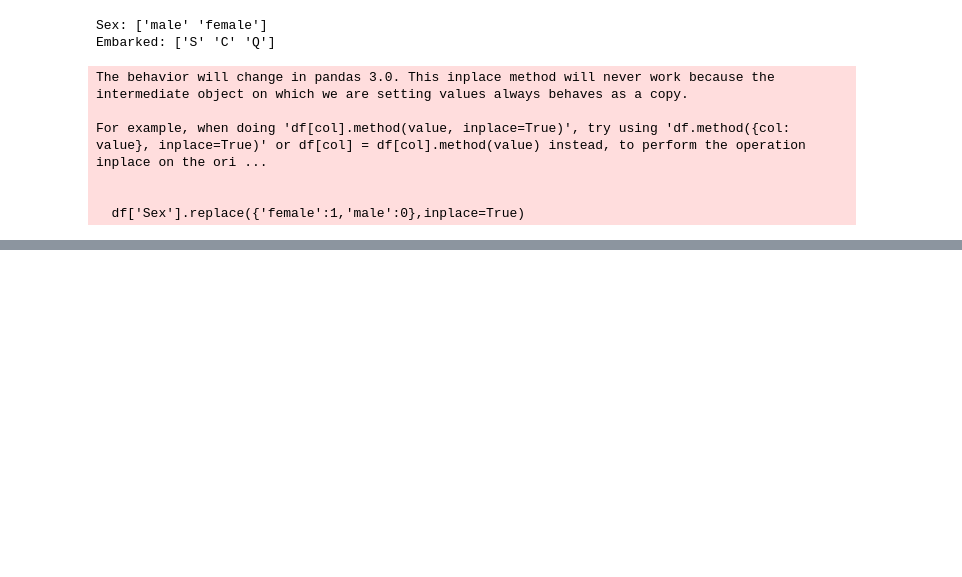
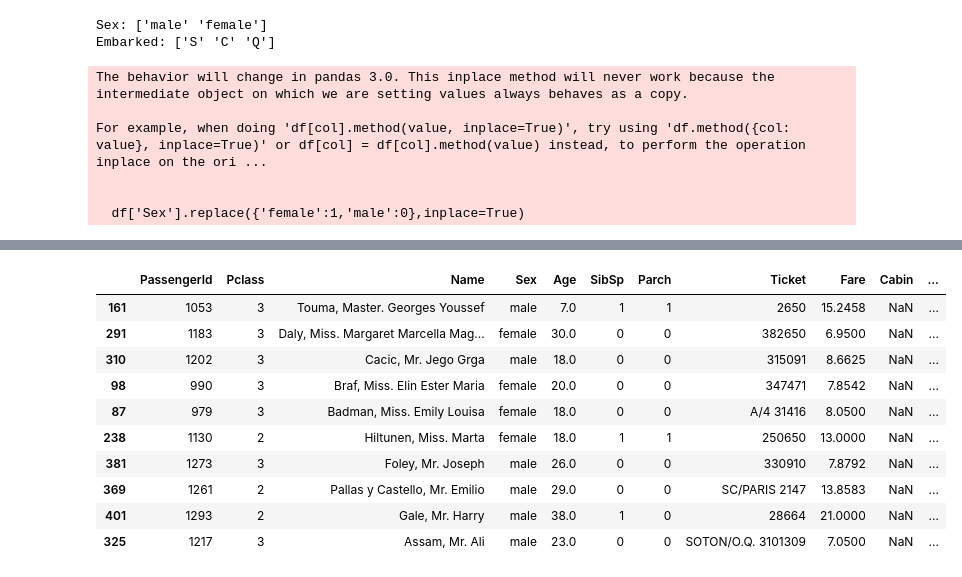
Before and after one commit to Baah134/Baah134, a Jupyter notebook: Titanic_Challenge/Titanic_Challenge.ipynb, the cells around one changed output, grey strips where cells are left out. Cells and saved outputs as stored; diff of their text form; code cells hidden in the pictures; blank space fills up the shorter version.

Commit message:
Created using Colab. Kaggle Challenge

```diff
--- a/Titanic_Challenge/Titanic_Challenge.ipynb
+++ b/Titanic_Challenge/Titanic_Challenge.ipynb
@@ -164,0 +238,17 @@ df.sample(10)
+# %%
+new_data_path = '/content/drive/MyDrive/DeepLearning/Titanic_Challenge/test.csv'  # Replace with the actual path
+new_df = pd.read_csv(new_data_path)
+# %%
+new_df.sample(10)
+# %% [output]
+|  | PassengerId | Pclass | Name | Sex | Age | SibSp | Parch | Ticket | Fare | Cabin | ... |
+| 161 | 1053 | 3 | Touma, Master. Georges Youssef | male | 7.0 | 1 | 1 | 2650 | 15.2458 | NaN | ... |
+| 291 | 1183 | 3 | Daly, Miss. Margaret Marcella Mag... | female | 30.0 | 0 | 0 | 382650 | 6.9500 | NaN | ... |
+| 310 | 1202 | 3 | Cacic, Mr. Jego Grga | male | 18.0 | 0 | 0 | 315091 | 8.6625 | NaN | ... |
+| 98 | 990 | 3 | Braf, Miss. Elin Ester Maria | female | 20.0 | 0 | 0 | 347471 | 7.8542 | NaN | ... |
+| 87 | 979 | 3 | Badman, Miss. Emily Louisa | female | 18.0 | 0 | 0 | A/4 31416 | 8.0500 | NaN | ... |
+| 238 | 1130 | 2 | Hiltunen, Miss. Marta | female | 18.0 | 1 | 1 | 250650 | 13.0000 | NaN | ... |
+| 381 | 1273 | 3 | Foley, Mr. Joseph | male | 26.0 | 0 | 0 | 330910 | 7.8792 | NaN | ... |
+| 369 | 1261 | 2 | Pallas y Castello, Mr. Emilio | male | 29.0 | 0 | 0 | SC/PARIS 2147 | 13.8583 | NaN | ... |
+| 401 | 1293 | 2 | Gale, Mr. Harry | male | 38.0 | 1 | 0 | 28664 | 21.0000 | NaN | ... |
+| 325 | 1217 | 3 | Assam, Mr. Ali | male | 23.0 | 0 | 0 | SOTON/O.Q. 3101309 | 7.0500 | NaN | ... |
```
Also changed, not shown: parts of 23 cells of this notebook.
